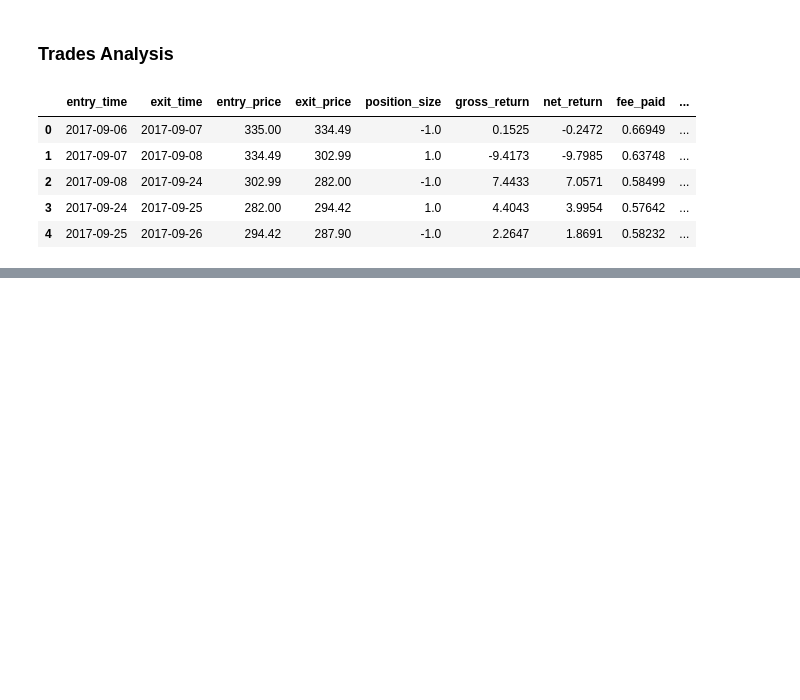
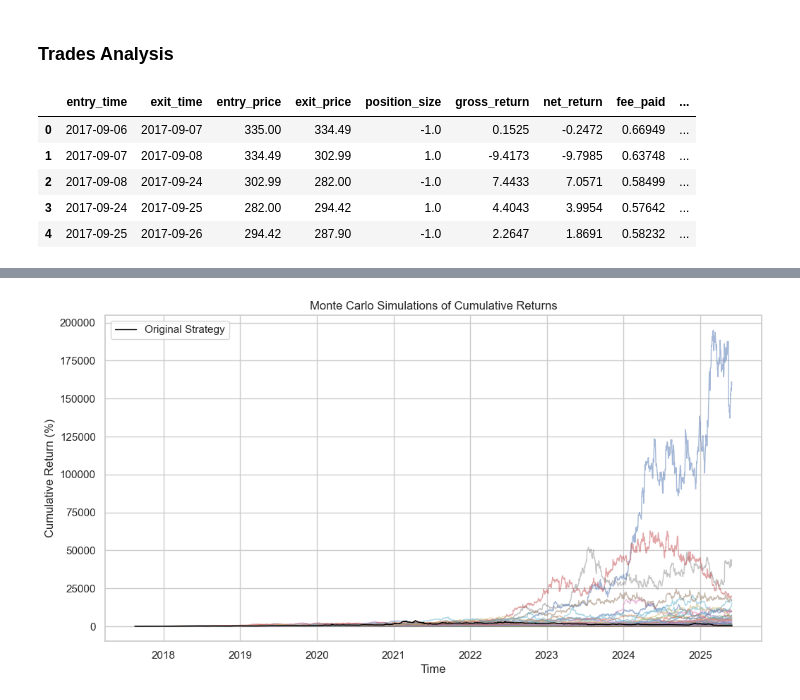
Before and after one commit to dioday45/qbtx, a Jupyter notebook: notebooks/strategies/strategy_template.ipynb, the cells around one changed output, grey strips where cells are left out. Drawn from its saved outputs; the diff is of its cells as text; code cells hidden in the pictures; blank space fills up the shorter version.

```diff
--- a/notebooks/strategies/strategy_template.ipynb
+++ b/notebooks/strategies/strategy_template.ipynb
@@ -129,0 +166,5 @@ results.get("all_trades").head()
+# %%
+df_with_replacement = mcs.run_with_replacement()
+MonteCarloSimulator.calculate_performance_table(
+    df_with_replacement, results.get("returns")
+)
@@ -129,0 +182,6 @@ results.get("all_trades").head()
+# %%
+MonteCarloSimulator.plot_simulations(
+    df_with_replacement, original_returns=results.get("returns")
+)
+# %% [output]
+[figure, added]
```
Also changed, not shown: parts of 9 cells of this notebook, 1 other file.
